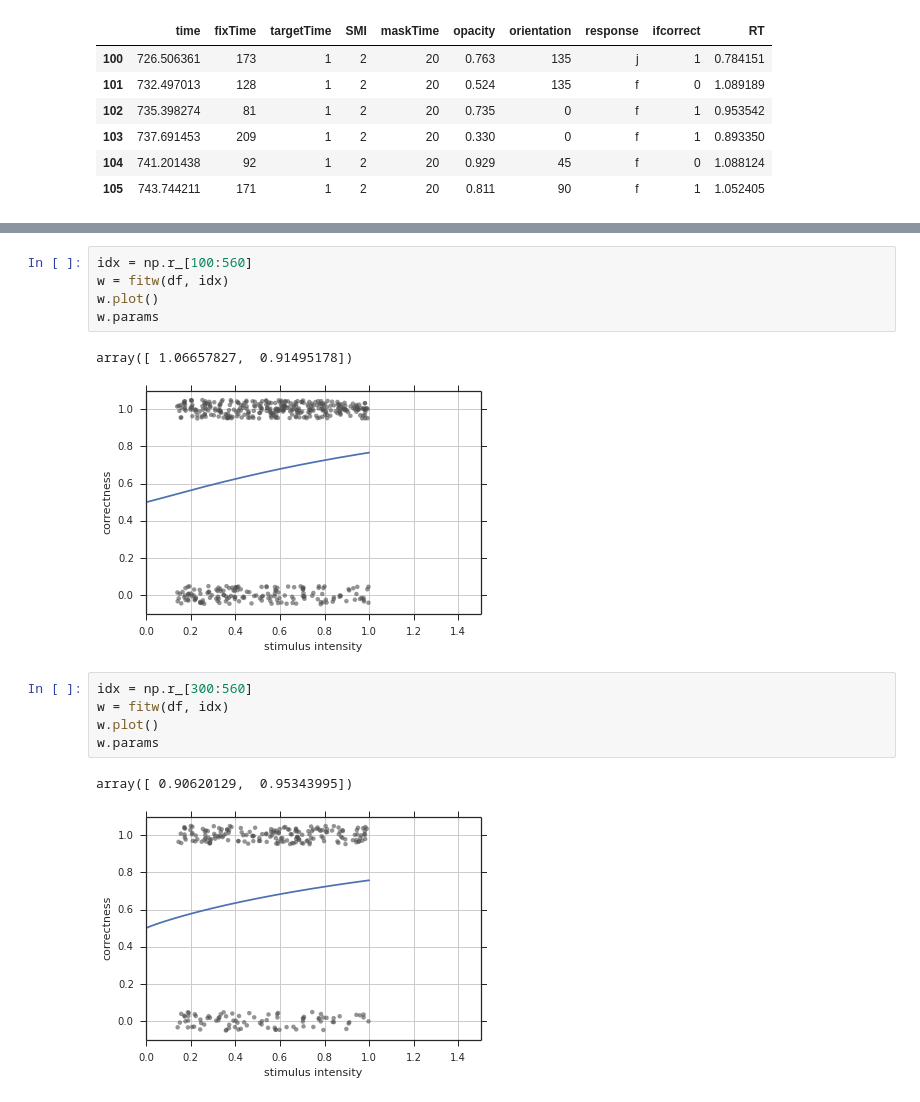
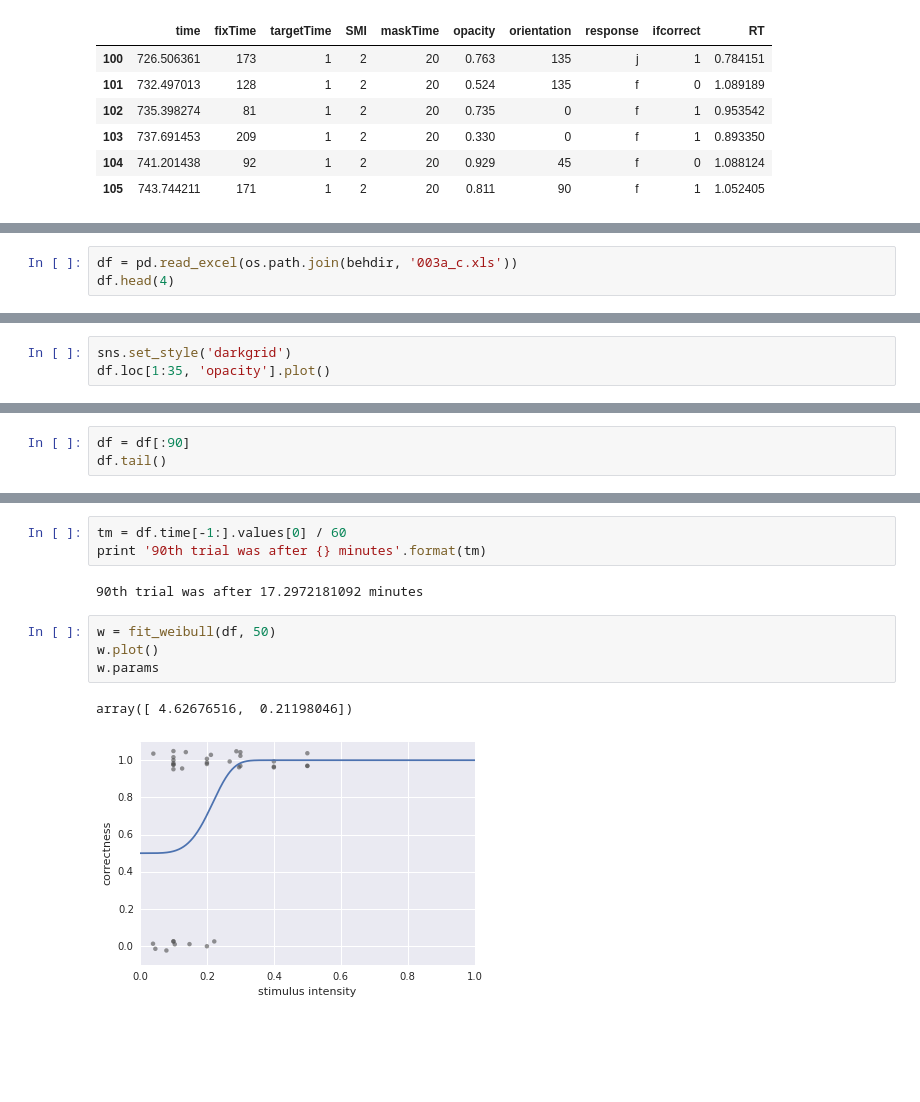
Before and after one commit to mmagnuski/GabCon-2015, a Jupyter notebook: behavior/FixFit.ipynb, the cells around one changed output, grey strips where cells are left out. Cells and saved outputs as stored; diff of their text form; blank space fills up the shorter version.

Commit message:
exploring how to fix weibull fitting

```diff
--- a/behavior/FixFit.ipynb
+++ b/behavior/FixFit.ipynb
@@ -208,0 +217,3 @@ df.loc[100:105,]
+# %%
+df = pd.read_excel(os.path.join(behdir, '003a_c.xls'))
+df.head(4)
@@ -208,0 +226,3 @@ df.loc[100:105,]
+# %%
+sns.set_style('darkgrid')
+df.loc[1:35, 'opacity'].plot()
@@ -208,0 +246,3 @@ df.loc[100:105,]
+# %%
+df = df[:90]
+df.tail()
@@ -209,16 +256,12 @@ df.loc[100:105,]
+# %%
+tm = df.time[-1:].values[0] / 60
+print '90th trial was after {} minutes'.format(tm)
+# %% [output]
+90th trial was after 17.2972181092 minutes
 # %%
-idx = np.r_[100:560]
-w = fitw(df, idx)
+w = fit_weibull(df, 50)
 w.plot()
 w.params
 # %% [output]
-array([ 1.06657827,  0.91495178])
+array([ 4.62676516,  0.21198046])
-[figure, old version]
+[figure, new version]
-# %%
-idx = np.r_[300:560]
-w = fitw(df, idx)
-w.plot()
-w.params
-# %% [output]
-array([ 0.90620129,  0.95343995])
-[figure, removed]
```
Also changed, not shown: parts of 29 cells of this notebook.
